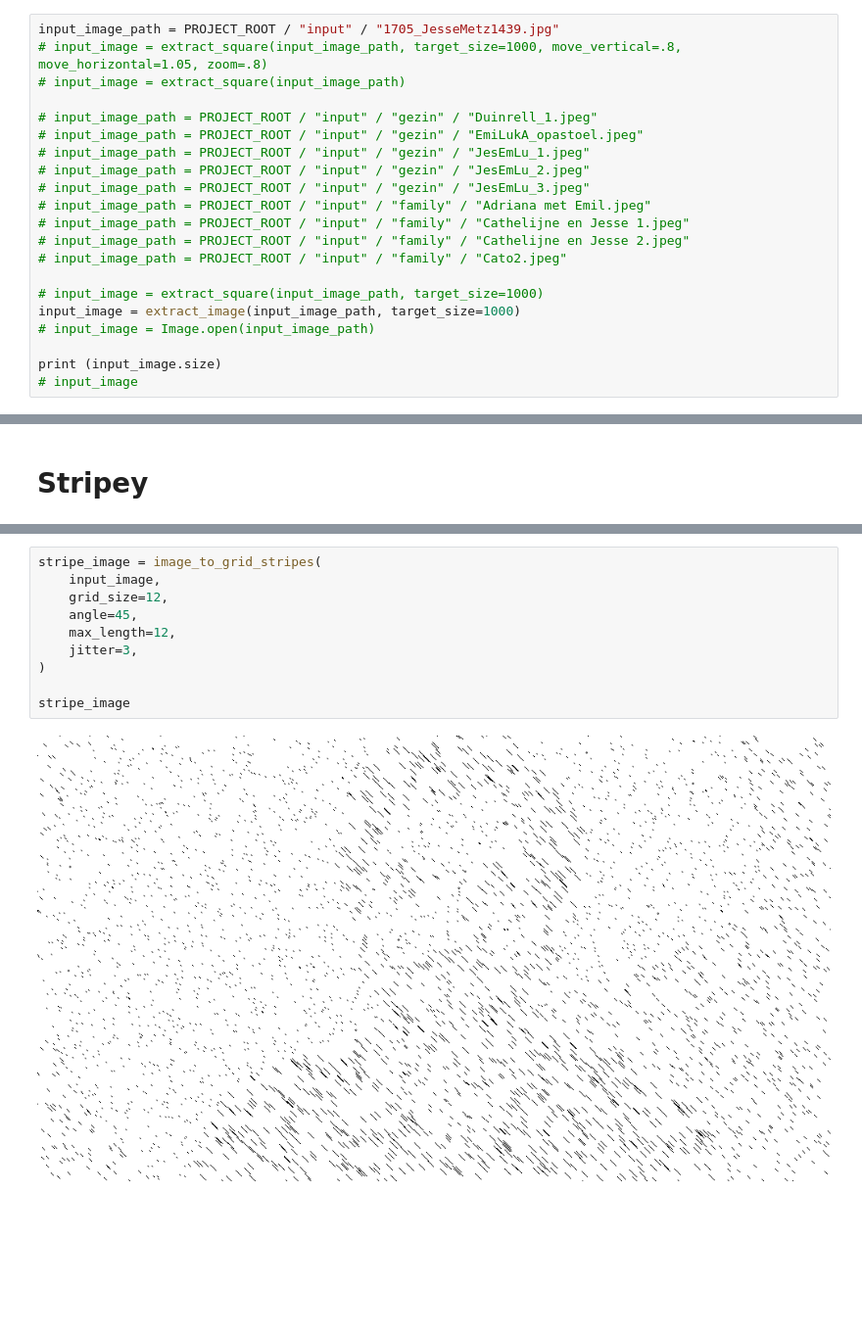
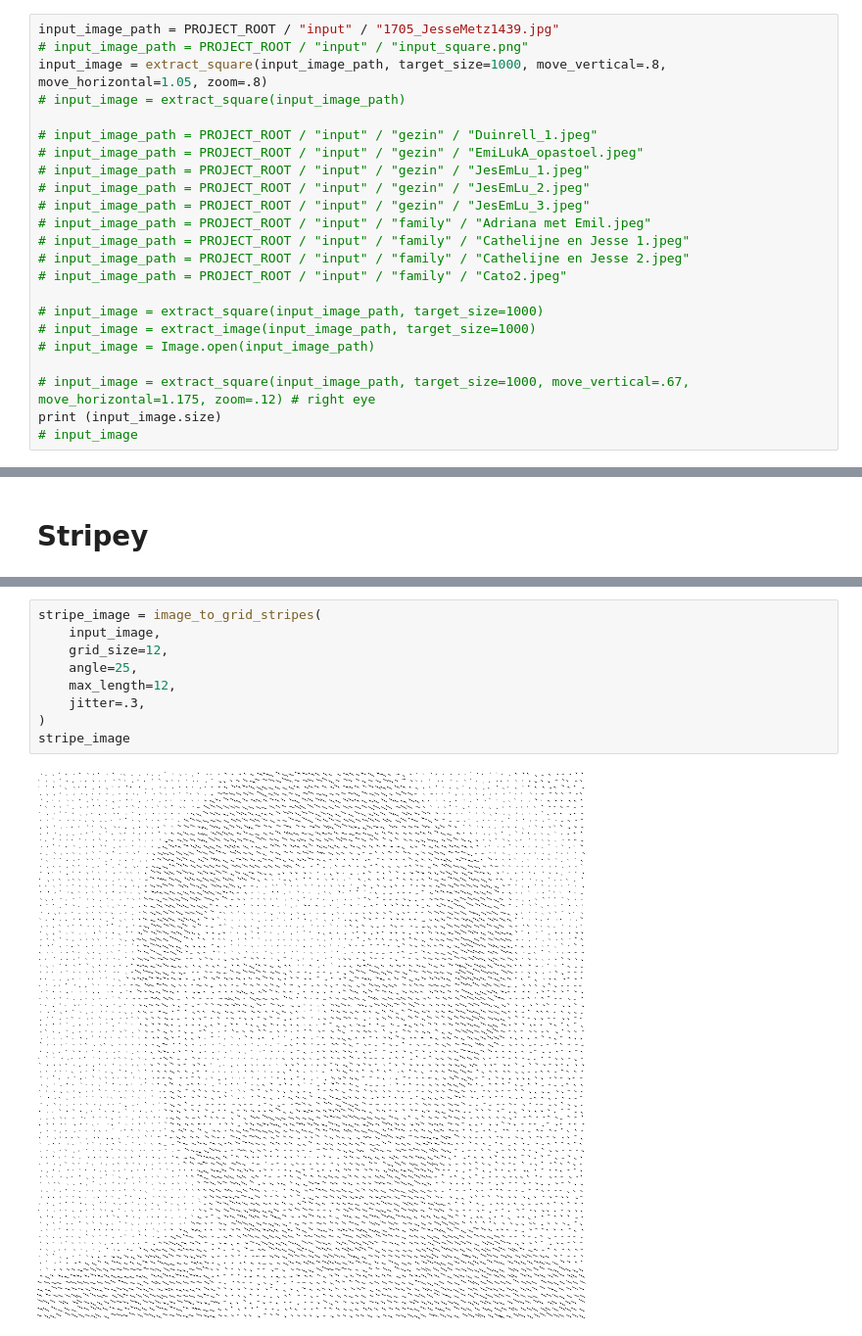
Before and after one commit to Jezzerrr/PortraitArt, a Jupyter notebook: notebooks/dotz.ipynb, the cells around one changed output, grey strips where cells are left out. Shown at 98% size. Cells and saved outputs as stored; diff of their text form; blank space fills up the shorter version.

```diff
--- a/notebooks/dotz.ipynb
+++ b/notebooks/dotz.ipynb
@@ -25,7 +25,8 @@ from src.dotty_affair import *
 target_size=500/1000, move_vertical=0.8, move_horizontal=1, zoom=0.8
 # %%
 input_image_path = PROJECT_ROOT / "input" / "1705_JesseMetz1439.jpg"
-# input_image = extract_square(input_image_path, target_size=1000, move_vertical=.8, move_horizontal=1.05, zoom=.8)
+# input_image_path = PROJECT_ROOT / "input" / "input_square.png"
+input_image = extract_square(input_image_path, target_size=1000, move_vertical=.8, move_horizontal=1.05, zoom=.8)
 # input_image = extract_square(input_image_path)
 
 # input_image_path = PROJECT_ROOT / "input" / "gezin" / "Duinrell_1.jpeg"
@@ -39,9 +40,10 @@ input_image_path = PROJECT_ROOT / "input" / "1705_JesseMetz1439.jpg"
 # input_image_path = PROJECT_ROOT / "input" / "family" / "Cato2.jpeg"
 
 # input_image = extract_square(input_image_path, target_size=1000)
-input_image = extract_image(input_image_path, target_size=1000)
+# input_image = extract_image(input_image_path, target_size=1000)
 # input_image = Image.open(input_image_path)
 
+# input_image = extract_square(input_image_path, target_size=1000, move_vertical=.67, move_horizontal=1.175, zoom=.12) # right eye
 print (input_image.size)
 # input_image
 # %% [output]
@@ -90,12 +100,11 @@ dot_image
 # %%
 stripe_image = image_to_grid_stripes(
     input_image,
     grid_size=12,
-    angle=45,
+    angle=25,
     max_length=12,
-    jitter=3,
+    jitter=.3,
 )
-
 stripe_image
 # %% [output]
-[figure, old version]
+[figure, new version]
```
Also changed, not shown: parts of 9 cells of this notebook, 9 other files.
